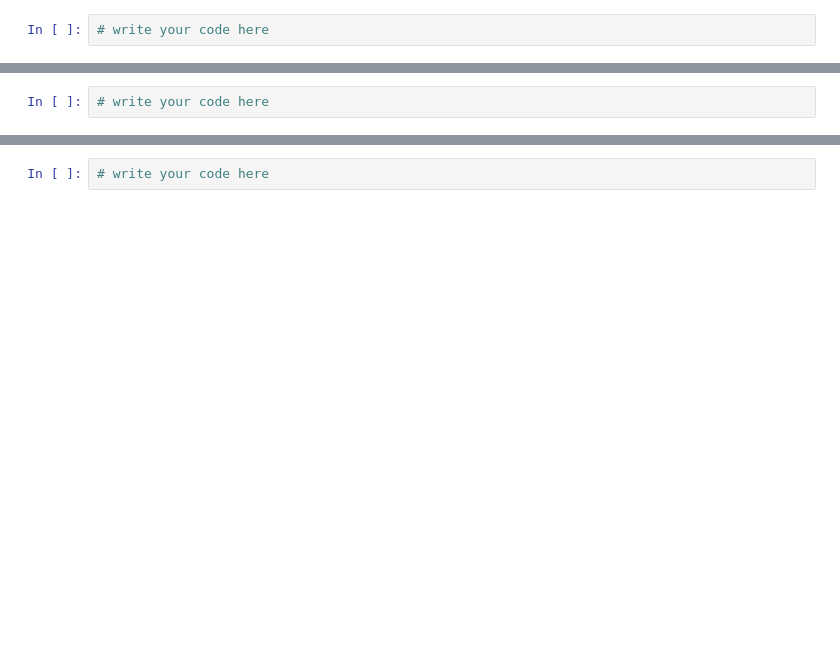
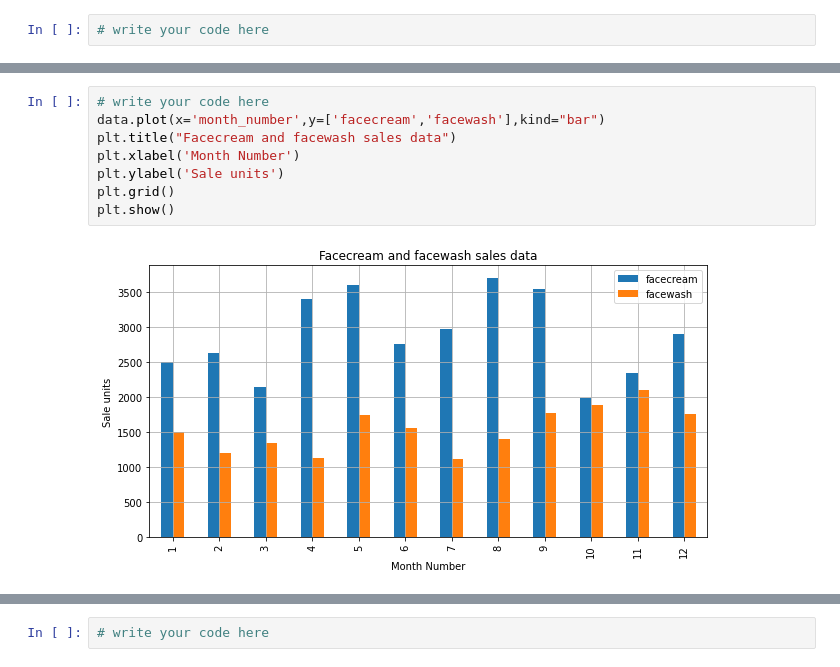
Before and after one commit to hassanoubrahim/M111-Advanced-Python-and-Database-Management, a Jupyter notebook: day01/exercises/03-matplotlib_basic_assignment.ipynb, the cells around one changed output, grey strips where cells are left out. Drawn from its saved outputs; the diff is of its cells as text; blank space fills up the shorter version.

```diff
--- a/day01/exercises/03-matplotlib_basic_assignment.ipynb
+++ b/day01/exercises/03-matplotlib_basic_assignment.ipynb
@@ -91,8 +100,16 @@ The bar chart should display the number of units sold per month for each product
 **Expected output**
 
 <img src="../data/Facewash_and_facecream_sales_data.png" alt="sales_data" style="width: 700px;"/>
-# %%
-# write your code here
+# %%
+# write your code here
+data.plot(x='month_number',y=['facecream','facewash'],kind="bar")
+plt.title("Facecream and facewash sales data")
+plt.xlabel('Month Number')
+plt.ylabel('Sale units')
+plt.grid()
+plt.show()
+# %% [output]
+[figure, added]
 # %% [markdown]
 ## Exercise 6
 **Read sales data of bathing soap of all months and show it using a bar chart. Save this plot to your hard disk**
```
Also changed, not shown: parts of 12 cells of this notebook.
